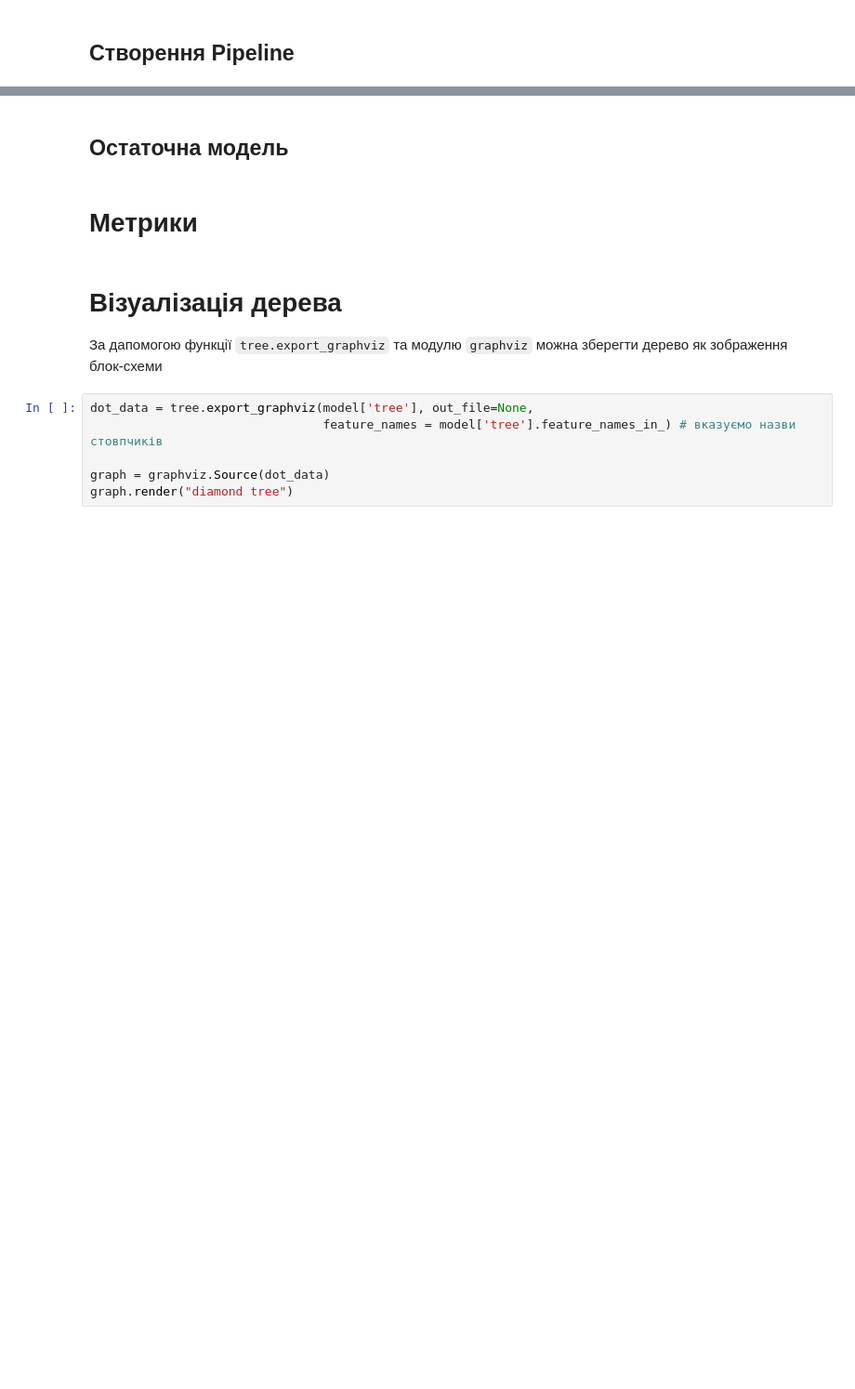
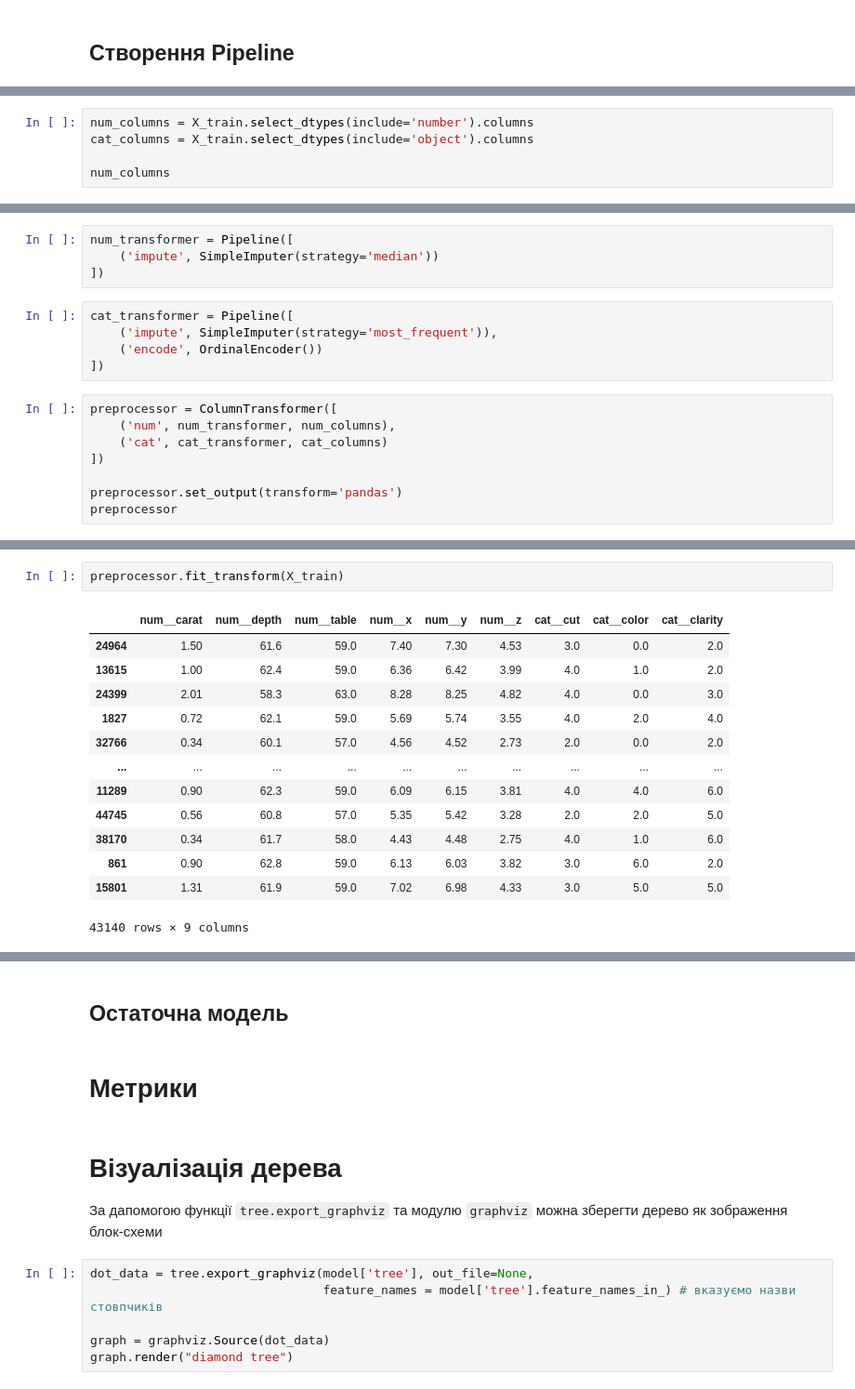
Before and after one commit to HalyshAnton/Python-AI, a Jupyter notebook: decision_tree.ipynb, the cells around one changed output, grey strips where cells are left out. Shown at 93% size. Saved outputs shown, nothing was run; the diff lists cells and outputs as text; blank space fills up the shorter version.

```diff
--- a/decision_tree.ipynb
+++ b/decision_tree.ipynb
@@ -105,0 +214,5 @@ from sklearn.preprocessing import OneHotEncoder
+# %%
+num_columns = X_train.select_dtypes(include='number').columns
+cat_columns = X_train.select_dtypes(include='object').columns
+
+num_columns
@@ -105,0 +225,17 @@ from sklearn.preprocessing import OneHotEncoder
+# %%
+num_transformer = Pipeline([
+    ('impute', SimpleImputer(strategy='median'))
+])
+# %%
+cat_transformer = Pipeline([
+    ('impute', SimpleImputer(strategy='most_frequent')),
+    ('encode', OrdinalEncoder())
+])
+# %%
+preprocessor = ColumnTransformer([
+    ('num', num_transformer, num_columns),
+    ('cat', cat_transformer, cat_columns)
+])
+
+preprocessor.set_output(transform='pandas')
+preprocessor
@@ -105,0 +252,16 @@ from sklearn.preprocessing import OneHotEncoder
+# %%
+preprocessor.fit_transform(X_train)
+# %% [output]
+|  | num__carat | num__depth | num__table | num__x | num__y | num__z | cat__cut | cat__color | cat__clarity |
+| 24964 | 1.50 | 61.6 | 59.0 | 7.40 | 7.30 | 4.53 | 3.0 | 0.0 | 2.0 |
+| 13615 | 1.00 | 62.4 | 59.0 | 6.36 | 6.42 | 3.99 | 4.0 | 1.0 | 2.0 |
+| 24399 | 2.01 | 58.3 | 63.0 | 8.28 | 8.25 | 4.82 | 4.0 | 0.0 | 3.0 |
+| 1827 | 0.72 | 62.1 | 59.0 | 5.69 | 5.74 | 3.55 | 4.0 | 2.0 | 4.0 |
+| 32766 | 0.34 | 60.1 | 57.0 | 4.56 | 4.52 | 2.73 | 2.0 | 0.0 | 2.0 |
+| ... | ... | ... | ... | ... | ... | ... | ... | ... | ... |
+| 11289 | 0.90 | 62.3 | 59.0 | 6.09 | 6.15 | 3.81 | 4.0 | 4.0 | 6.0 |
+| 44745 | 0.56 | 60.8 | 57.0 | 5.35 | 5.42 | 3.28 | 2.0 | 2.0 | 5.0 |
+| 38170 | 0.34 | 61.7 | 58.0 | 4.43 | 4.48 | 2.75 | 4.0 | 1.0 | 6.0 |
+| 861 | 0.90 | 62.8 | 59.0 | 6.13 | 6.03 | 3.82 | 3.0 | 6.0 | 2.0 |
+| 15801 | 1.31 | 61.9 | 59.0 | 7.02 | 6.98 | 4.33 | 3.0 | 5.0 | 5.0 |
+43140 rows × 9 columns
```
Also changed, not shown: parts of 14 cells of this notebook.
